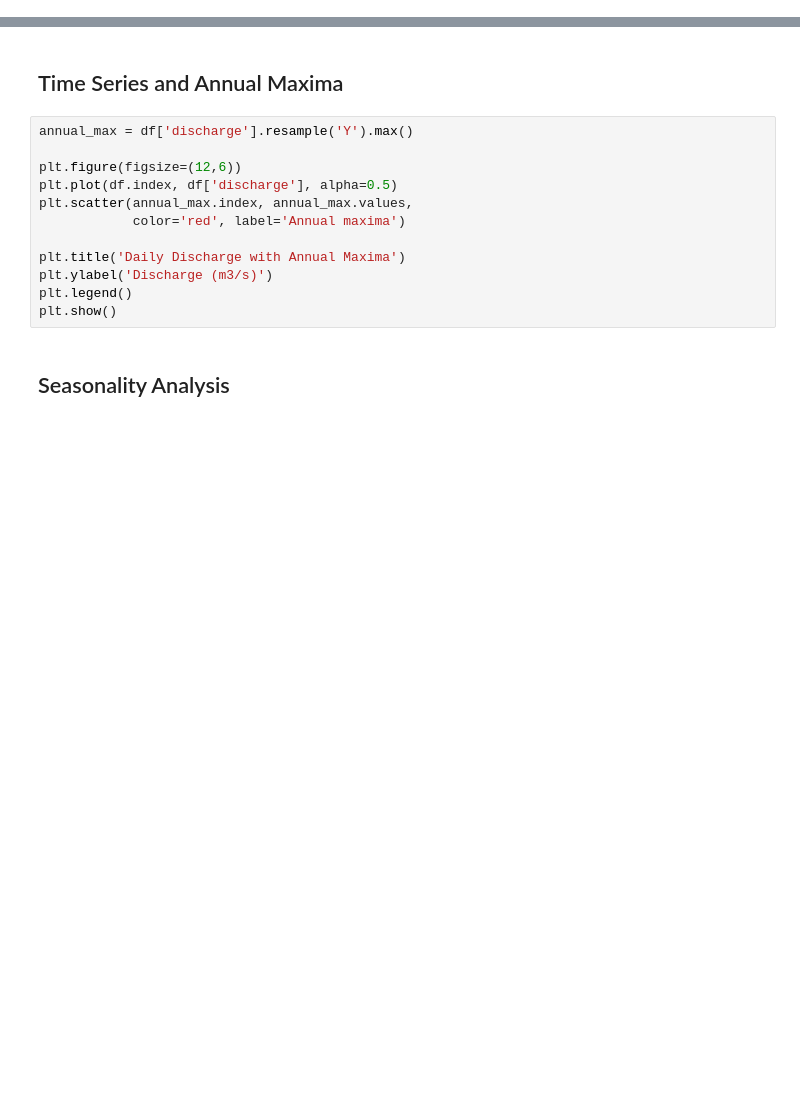
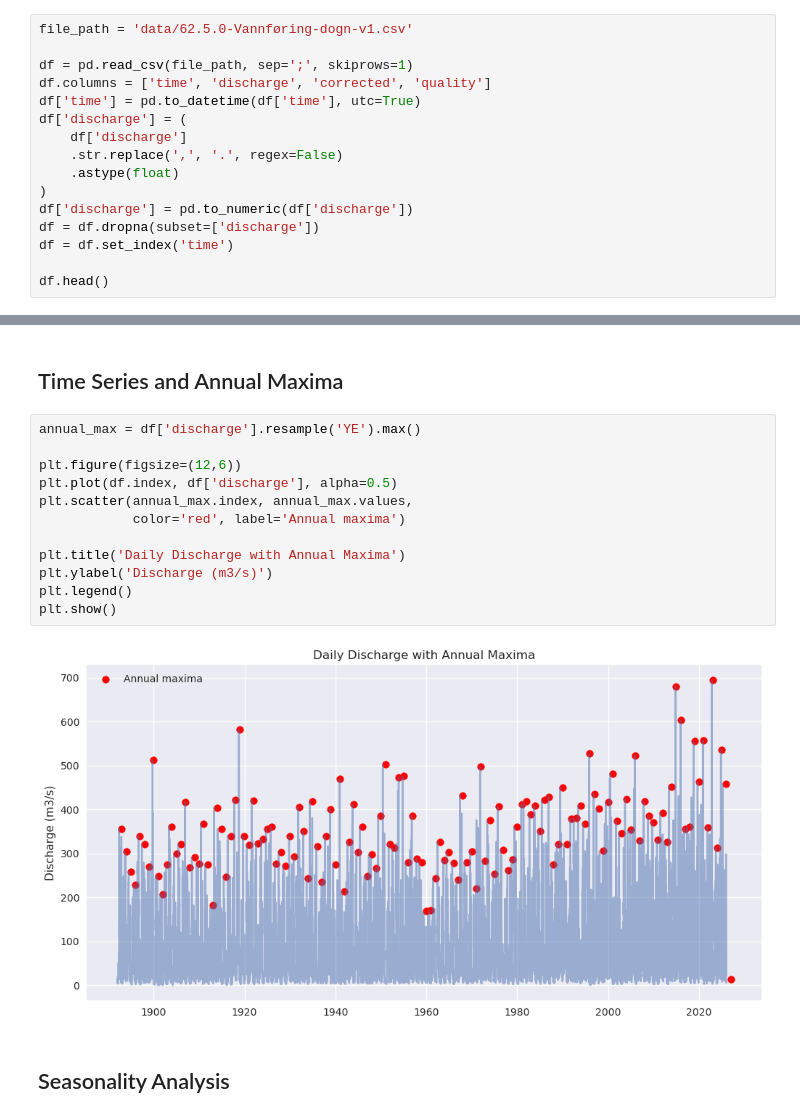
Before and after one commit to akhilesh-uib/GEO4171, a Jupyter notebook: flood_frequency_analysis_nve.ipynb, the cells around one changed output, grey strips where cells are left out. Drawn from its saved outputs; the diff is of its cells as text; blank space fills up the shorter version.

```diff
--- a/flood_frequency_analysis_nve.ipynb
+++ b/flood_frequency_analysis_nve.ipynb
@@ -36,0 +40,16 @@ df.head()
+# %%
+file_path = 'data/62.5.0-Vannføring-dogn-v1.csv'
+
+df = pd.read_csv(file_path, sep=';', skiprows=1)
+df.columns = ['time', 'discharge', 'corrected', 'quality']
+df['time'] = pd.to_datetime(df['time'], utc=True)
+df['discharge'] = (
+    df['discharge']
+    .str.replace(',', '.', regex=False)
+    .astype(float)
+)
+df['discharge'] = pd.to_numeric(df['discharge'])
+df = df.dropna(subset=['discharge'])
+df = df.set_index('time')
+
+df.head()
@@ -37,17 +64,19 @@ df.head()
 # %% [markdown]
 ## Time Series and Annual Maxima
 # %%
-annual_max = df['discharge'].resample('Y').max()
+annual_max = df['discharge'].resample('YE').max()
 
 plt.figure(figsize=(12,6))
 plt.plot(df.index, df['discharge'], alpha=0.5)
 plt.scatter(annual_max.index, annual_max.values,
             color='red', label='Annual maxima')
 
 plt.title('Daily Discharge with Annual Maxima')
 plt.ylabel('Discharge (m3/s)')
 plt.legend()
 plt.show()
+# %% [output]
+[figure, added]
 # %% [markdown]
 ## Seasonality Analysis
 # %%
```
Also changed, not shown: parts of 9 cells of this notebook.
